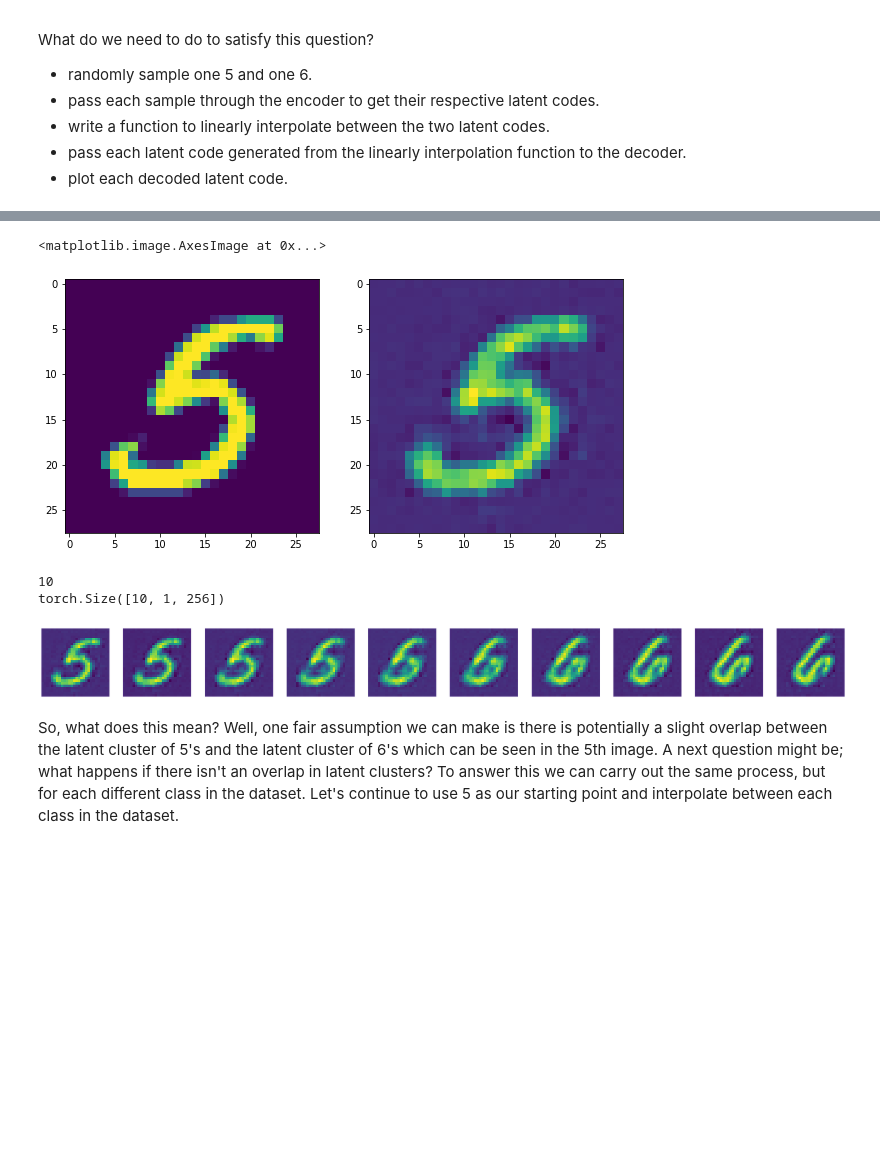
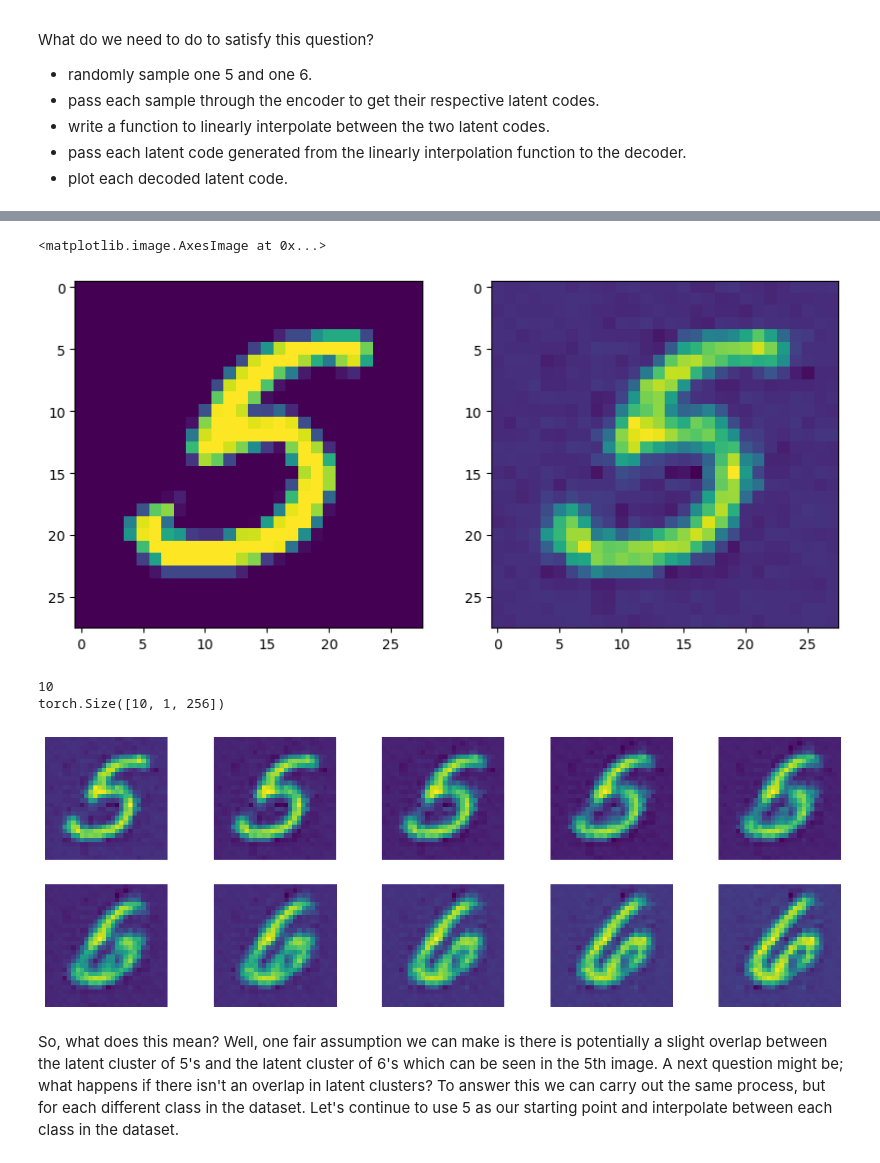
Before and after one commit to ethanherron/ME592_Spring2023, a Jupyter notebook: lectures/Autoencoders.ipynb, the cells around one changed output, grey strips where cells are left out. Cells and saved outputs as stored; diff of their text form; code cells hidden in the pictures; blank space fills up the shorter version.

```diff
--- a/lectures/Autoencoders.ipynb
+++ b/lectures/Autoencoders.ipynb
@@ -9,10 +9,10 @@ import torchvision
 import torch.utils.data
 from tqdm import tqdm
 # %%
-trainingdata = torchvision.datasets.MNIST('./MNIST',train=True, transform=torchvision.transforms.ToTensor(), download=True)
-testdata = torchvision.datasets.MNIST('./MNIST',train=False, transform=torchvision.transforms.ToTensor(), download=True)
+trainingdata = torchvision.datasets.MNIST("/media/volume/sdb/data",train=True, transform=torchvision.transforms.ToTensor(), download=True)
+testdata = torchvision.datasets.MNIST("/media/volume/sdb/data",train=False, transform=torchvision.transforms.ToTensor(), download=True)
 
-image, label = trainingdata[17]
+image, label = trainingdata[18]
 print(image.shape, label)
 
 plt.imshow(image.squeeze().numpy())
@@ -155,7 +155,7 @@ ax1.imshow(image.squeeze().numpy())
 ax2.imshow(pred.detach().cpu().squeeze().squeeze().numpy())
 # %% [output]
 <matplotlib.image.AxesImage at 0x...>
-[figure, old version]
+[figure, new version]
 # %%
 def interpolate(start_tensor, end_tensor, num_steps):
     """
@@ -188,19 +188,20 @@ torch.Size([10, 1, 256])
 # %%
 with torch.no_grad():
     inters_decoded = ae.decoder(inters.squeeze())
 
 # move tensor to cpu and conver to numpy array
 inters_decoded = inters_decoded.cpu().numpy().squeeze()
 
 
 # Plot the 100 images.
-fig, axs = plt.subplots(1, 10, figsize=(30, 30))
+fig, axs = plt.subplots(2, 5, figsize=(15, 5))
+axs = axs.flatten()
 for i in range(10):
     axs[i].imshow(inters_decoded[i])
     axs[i].axis('off')
 plt.show()
 # %% [output]
-[figure, old version]
+[figure, new version]
 # %% [markdown]
 So, what does this mean? Well, one fair assumption we can make is there is potentially a slight overlap between the latent cluster of 5's and the latent cluster of 6's which can be seen in the 5th image.
 A next question might be; what happens if there isn't an overlap in latent clusters?
```
Also changed, not shown: parts of 7 cells of this notebook, 4 other files.
